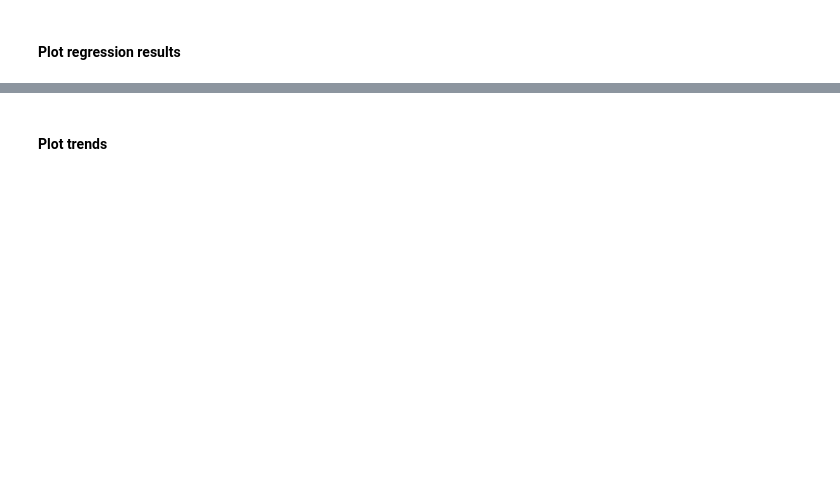
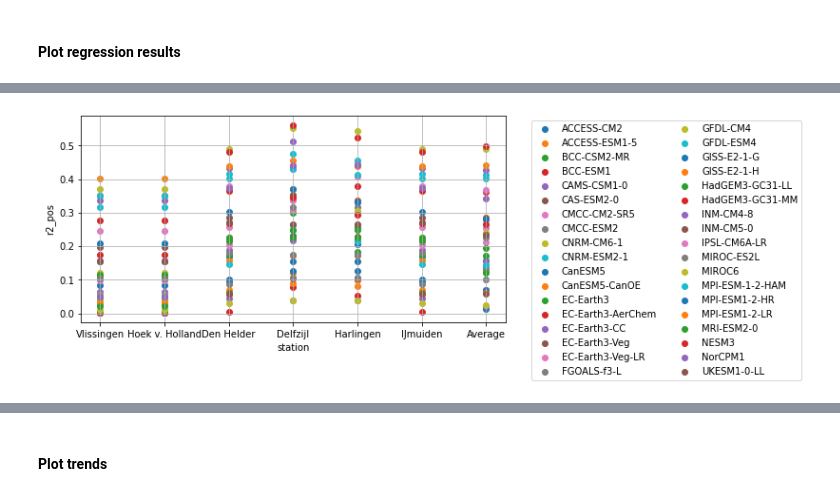
Before and after one commit to iris-keizer/Thesis-KNMI, a Jupyter notebook: Wind_contribution/Analysis/notebooks/dangendorf_regression_cmip6.ipynb, the cells around one changed output, grey strips where cells are left out. Saved outputs shown, nothing was run; the diff lists cells and outputs as text; code cells hidden in the pictures; blank space fills up the shorter version.

```diff
--- a/Wind_contribution/Analysis/notebooks/dangendorf_regression_cmip6.ipynb
+++ b/Wind_contribution/Analysis/notebooks/dangendorf_regression_cmip6.ipynb
@@ -80,4 +126,6 @@ figs.plot_cmip6_result_per_station(results, 'r2_u2', data_type)
 # %%
-figs.plot_cmip6_result_per_station(results, 'r2_v2', data_type)
+figs.plot_cmip6_result_per_station(results, 'r2_pos', data_type)
+# %% [output]
+[figure, added]
 # %%
 figs.plot_cmip6_result_per_station(results, 'rmse', data_type)
```
Also changed, not shown: parts of 22 cells of this notebook, 40 other files.
